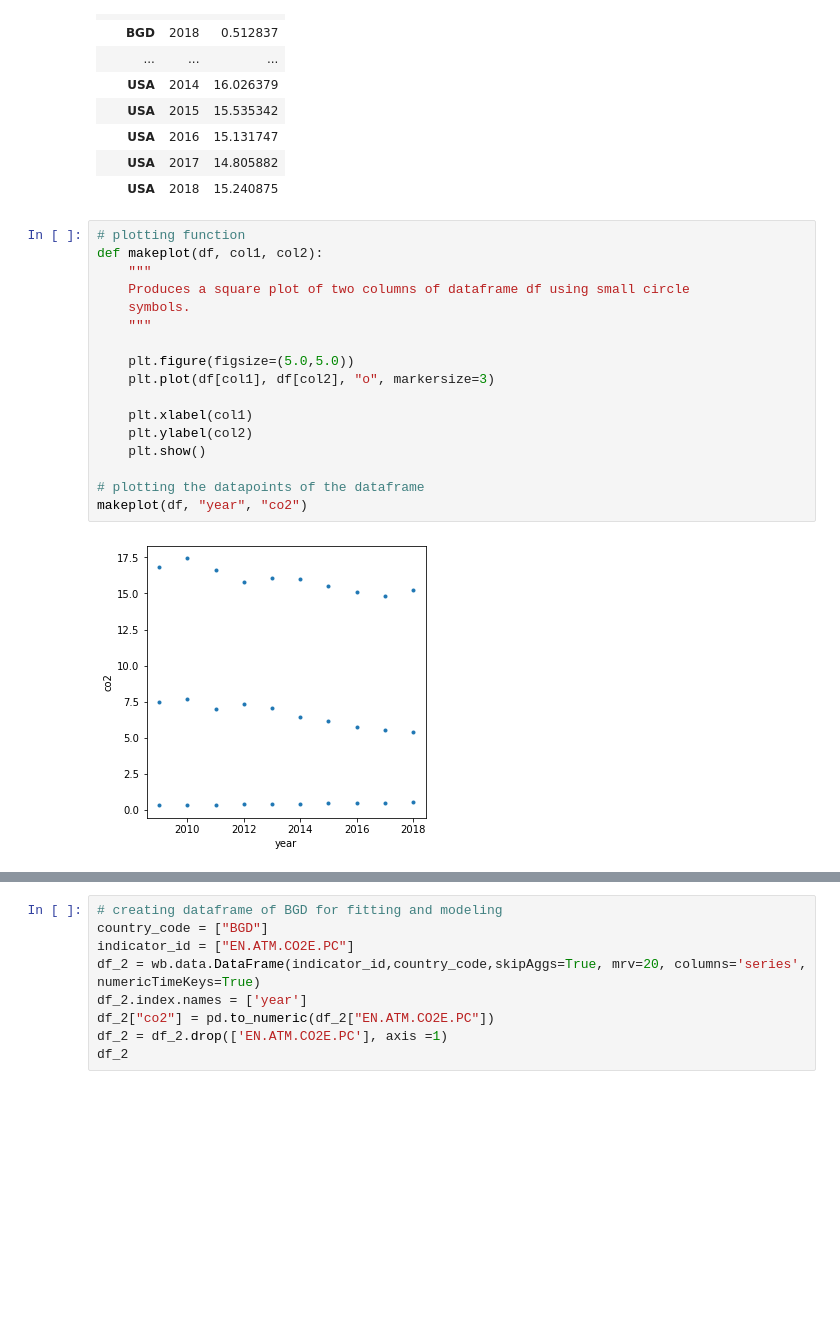
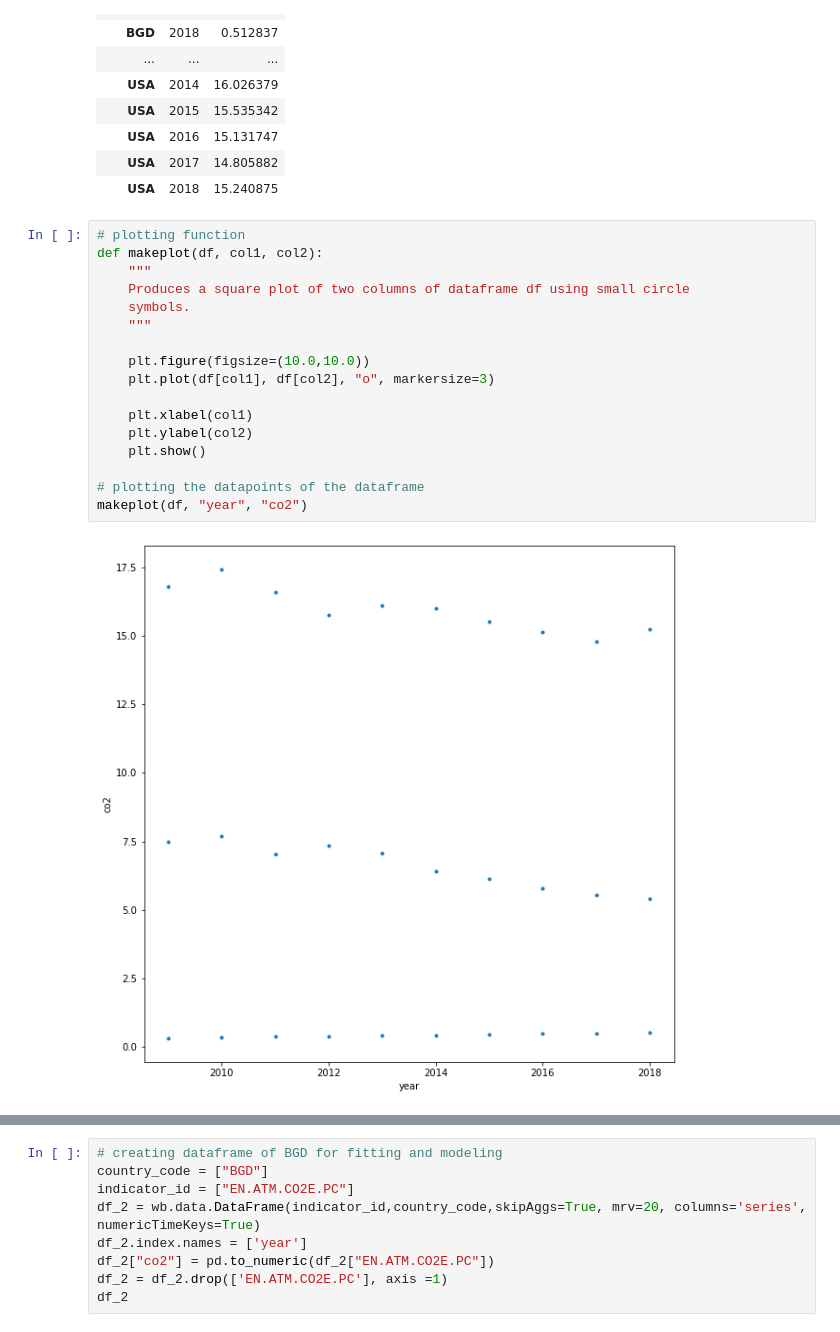
Before and after one commit to aftahee05/ADS1_Assignment3, a Jupyter notebook: Assignment_3.ipynb, the cells around one changed output, grey strips where cells are left out. Cells and saved outputs as stored; diff of their text form; blank space fills up the shorter version.

```diff
--- a/Assignment_3.ipynb
+++ b/Assignment_3.ipynb
@@ -70,22 +70,22 @@ df
 # %%
 # plotting function
 def makeplot(df, col1, col2):
     """
     Produces a square plot of two columns of dataframe df using small circle
     symbols.
     """
 
-    plt.figure(figsize=(5.0,5.0))
+    plt.figure(figsize=(10.0,10.0))
     plt.plot(df[col1], df[col2], "o", markersize=3)
 
     plt.xlabel(col1)
     plt.ylabel(col2)
     plt.show()
 
 # plotting the datapoints of the dataframe
 makeplot(df, "year", "co2")
 # %% [output]
-[figure, old version]
+[figure, new version]
 # %%
 import sklearn.cluster as cluster
 
```
Also changed, not shown: parts of 4 cells of this notebook.
